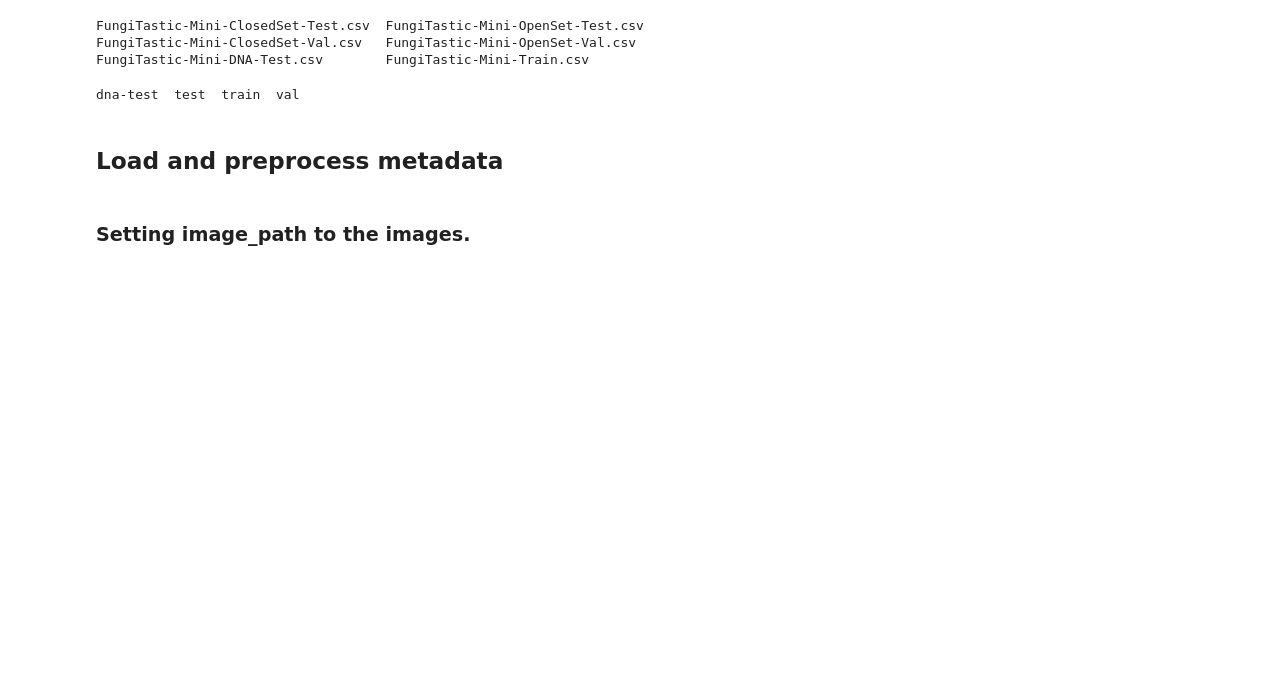
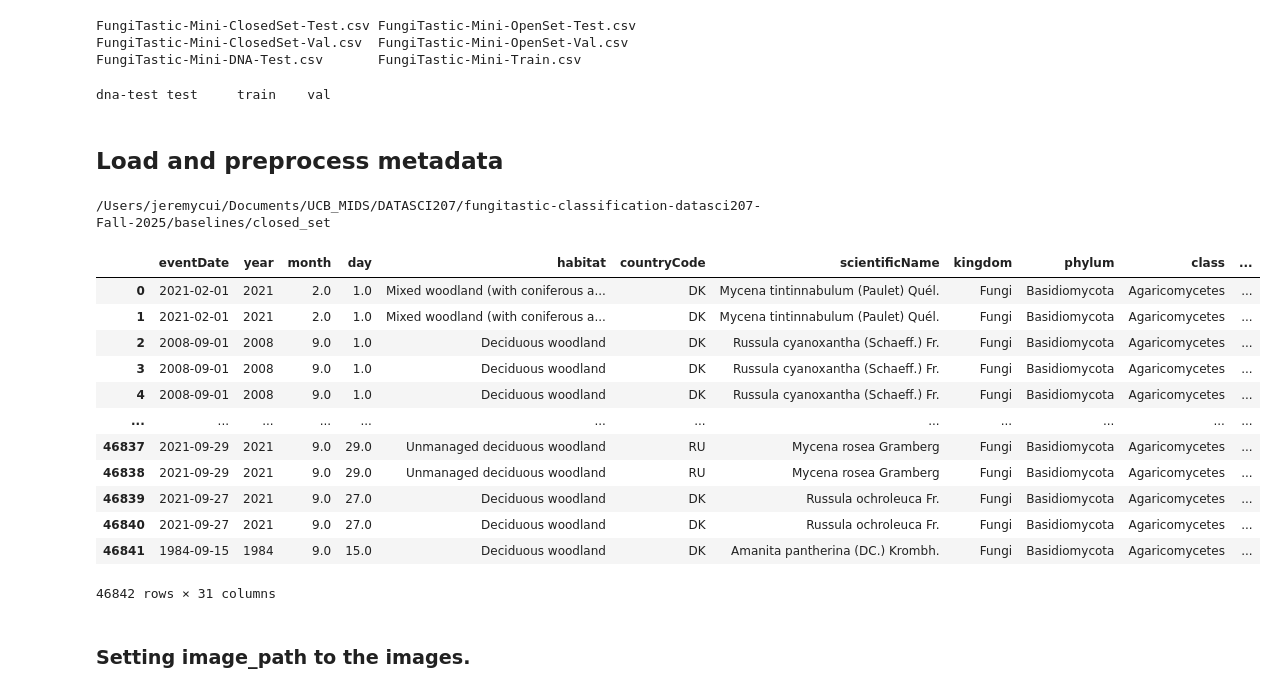
Before and after one commit to UC-Berkeley-I-School/fungitastic-classification-datasci207-Fall-2025, a Jupyter notebook: baselines/closed_set/train.ipynb, the cells around one changed output. Drawn from its saved outputs; the diff is of its cells as text; code cells hidden in the pictures; blank space fills up the shorter version.

Commit message:
Begin preprocessing data for logistic regression baseline model

```diff
--- a/baselines/closed_set/train.ipynb
+++ b/baselines/closed_set/train.ipynb
@@ -26,11 +44,31 @@ dna-test  test  train  val
 # %% [markdown]
 ## Load and preprocess metadata
+# %%
+print(os.getcwd())
+# %% [output]
+/Users/jeremycui/Documents/UCB_MIDS/DATASCI207/fungitastic-classification-datasci207-Fall-2025/baselines/closed_set
 # %%
-BASE_METADATA_PATH = "./"
+BASE_METADATA_PATH = f"{os.getcwd()}/FungiTastic/metadata/FungiTastic-Mini/"
 
-train_df = pd.read_csv(f"{BASE_METADATA_PATH}/FungiTastic-Mini-Train.csv")
-val_df = pd.read_csv(f"{BASE_METADATA_PATH}/FungiTastic-Mini-ClosedSet-Val.csv")
-test_df = pd.read_csv(f"{BASE_METADATA_PATH}/FungiTastic-Mini-ClosedSet-Test.csv")
+train_df = pd.read_csv(f"{BASE_METADATA_PATH}FungiTastic-Mini-Train.csv")
+val_df = pd.read_csv(f"{BASE_METADATA_PATH}FungiTastic-Mini-ClosedSet-Val.csv")
+test_df = pd.read_csv(f"{BASE_METADATA_PATH}FungiTastic-Mini-ClosedSet-Test.csv")
+# %%
+train_df
+# %% [output]
+|  | eventDate | year | month | day | habitat | countryCode | scientificName | kingdom | phylum | class | ... |
+| 0 | 2021-02-01 | 2021 | 2.0 | 1.0 | Mixed woodland (with coniferous a... | DK | Mycena tintinnabulum (Paulet) Quél. | Fungi | Basidiomycota | Agaricomycetes | ... |
+| 1 | 2021-02-01 | 2021 | 2.0 | 1.0 | Mixed woodland (with coniferous a... | DK | Mycena tintinnabulum (Paulet) Quél. | Fungi | Basidiomycota | Agaricomycetes | ... |
+| 2 | 2008-09-01 | 2008 | 9.0 | 1.0 | Deciduous woodland | DK | Russula cyanoxantha (Schaeff.) Fr. | Fungi | Basidiomycota | Agaricomycetes | ... |
+| 3 | 2008-09-01 | 2008 | 9.0 | 1.0 | Deciduous woodland | DK | Russula cyanoxantha (Schaeff.) Fr. | Fungi | Basidiomycota | Agaricomycetes | ... |
+| 4 | 2008-09-01 | 2008 | 9.0 | 1.0 | Deciduous woodland | DK | Russula cyanoxantha (Schaeff.) Fr. | Fungi | Basidiomycota | Agaricomycetes | ... |
+| ... | ... | ... | ... | ... | ... | ... | ... | ... | ... | ... | ... |
+| 46837 | 2021-09-29 | 2021 | 9.0 | 29.0 | Unmanaged deciduous woodland | RU | Mycena rosea Gramberg | Fungi | Basidiomycota | Agaricomycetes | ... |
+| 46838 | 2021-09-29 | 2021 | 9.0 | 29.0 | Unmanaged deciduous woodland | RU | Mycena rosea Gramberg | Fungi | Basidiomycota | Agaricomycetes | ... |
+| 46839 | 2021-09-27 | 2021 | 9.0 | 27.0 | Deciduous woodland | DK | Russula ochroleuca Fr. | Fungi | Basidiomycota | Agaricomycetes | ... |
+| 46840 | 2021-09-27 | 2021 | 9.0 | 27.0 | Deciduous woodland | DK | Russula ochroleuca Fr. | Fungi | Basidiomycota | Agaricomycetes | ... |
+| 46841 | 1984-09-15 | 1984 | 9.0 | 15.0 | Deciduous woodland | DK | Amanita pantherina (DC.) Krombh. | Fungi | Basidiomycota | Agaricomycetes | ... |
+46842 rows × 31 columns
 # %% [markdown]
 ### Setting image_path to the images.
 # %%
```
Also changed, not shown: parts of 7 cells of this notebook, 20 other files.
